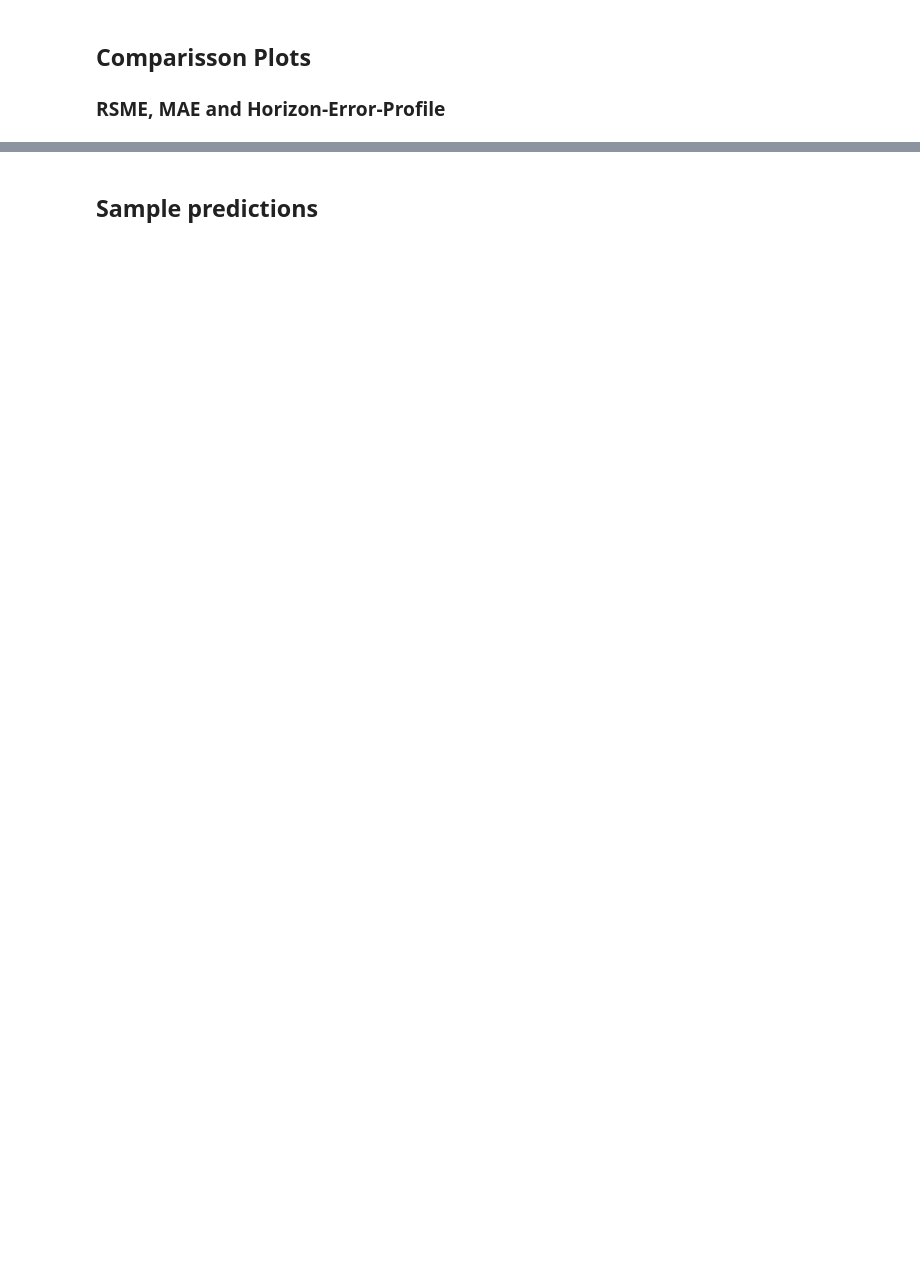
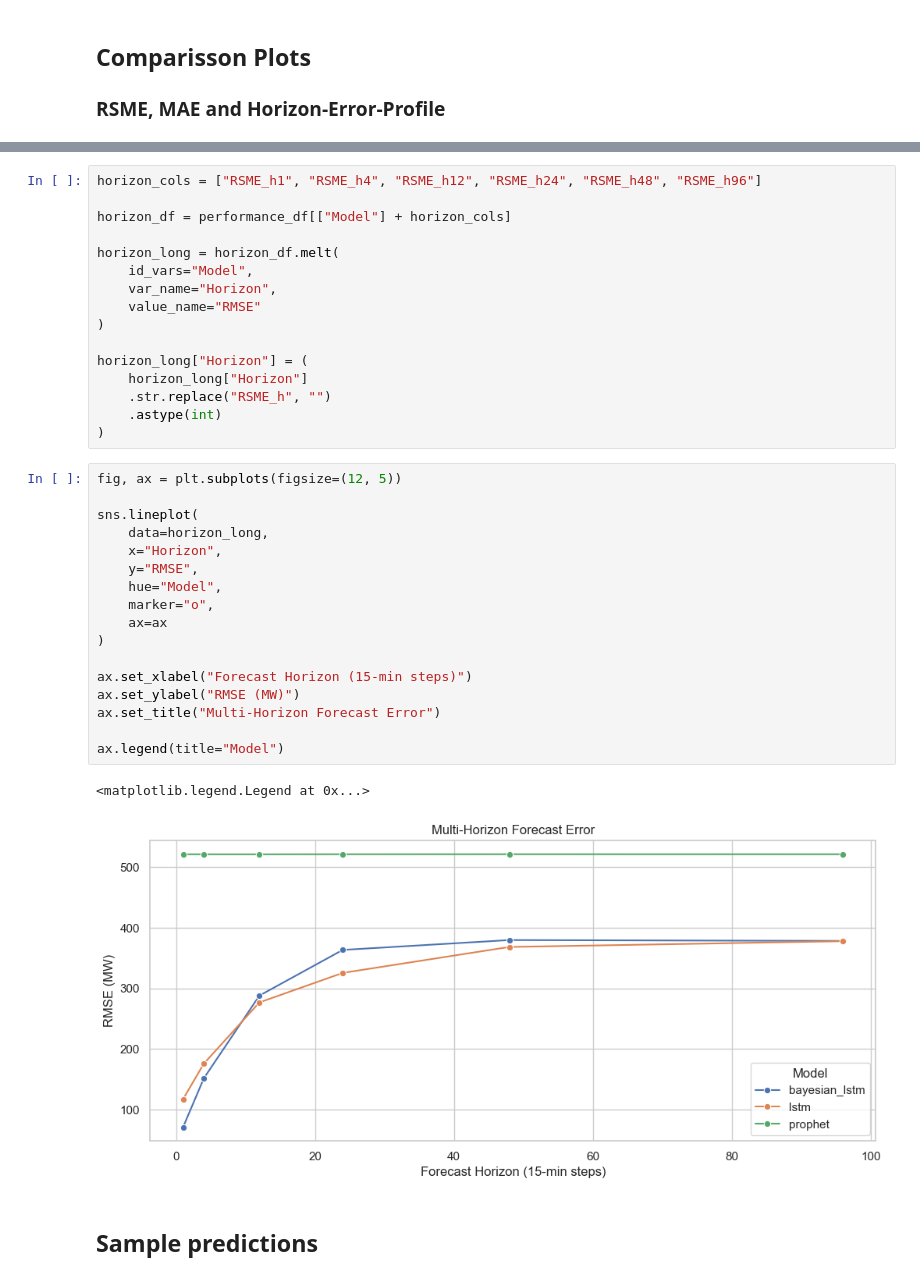
Before and after one commit to LucasHausi/probabilistic-load-forecast-project, a Jupyter notebook: notebooks/performance/model_comparison.ipynb, the cells around one changed output, grey strips where cells are left out. Drawn from its saved outputs; the diff is of its cells as text; blank space fills up the shorter version.

```diff
--- a/notebooks/performance/model_comparison.ipynb
+++ b/notebooks/performance/model_comparison.ipynb
@@ -126,2 +150,38 @@ perfomance_df
+# %%
+horizon_cols = ["RSME_h1", "RSME_h4", "RSME_h12", "RSME_h24", "RSME_h48", "RSME_h96"]
+
+horizon_df = performance_df[["Model"] + horizon_cols]
+
+horizon_long = horizon_df.melt(
+    id_vars="Model",
+    var_name="Horizon",
+    value_name="RMSE"
+)
+
+horizon_long["Horizon"] = (
+    horizon_long["Horizon"]
+    .str.replace("RSME_h", "")
+    .astype(int)
+)
+# %%
+fig, ax = plt.subplots(figsize=(12, 5))
+
+sns.lineplot(
+    data=horizon_long,
+    x="Horizon",
+    y="RMSE",
+    hue="Model",
+    marker="o",
+    ax=ax
+)
+
+ax.set_xlabel("Forecast Horizon (15-min steps)")
+ax.set_ylabel("RMSE (MW)")
+ax.set_title("Multi-Horizon Forecast Error")
+
+ax.legend(title="Model")
+# %% [output]
+<matplotlib.legend.Legend at 0x...>
+[figure, added]
 # %% [markdown]
 ## Sample predictions
```
Also changed, not shown: parts of 14 cells of this notebook.
